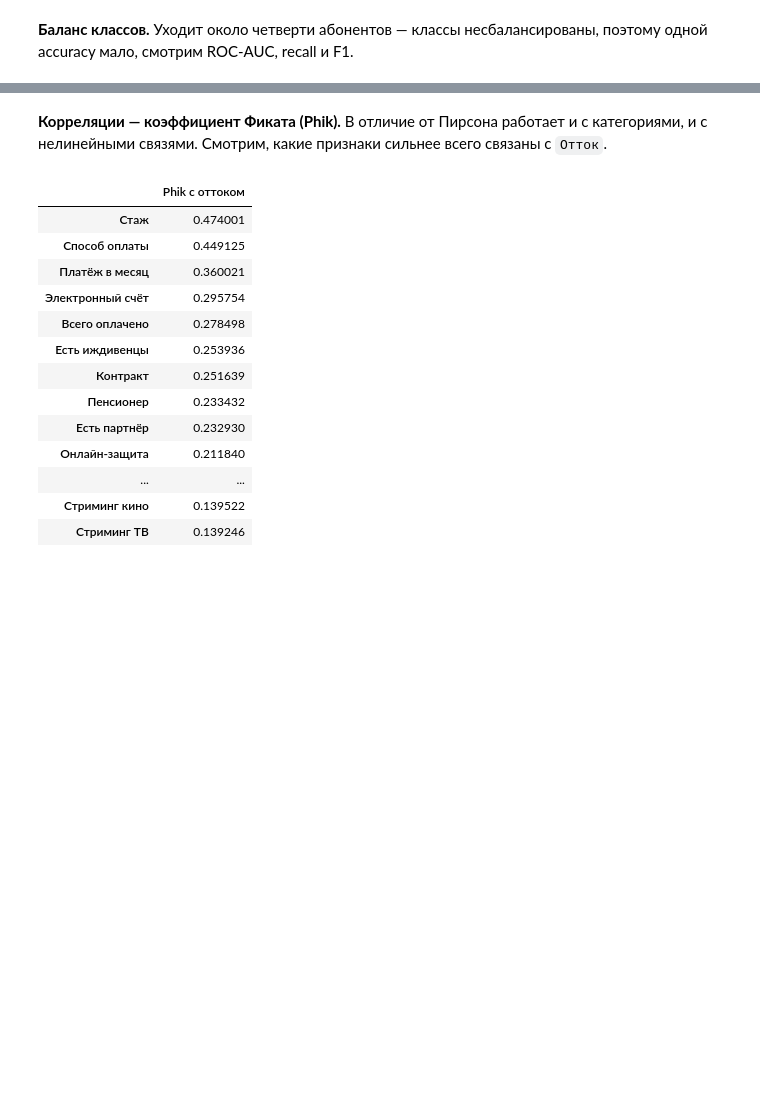
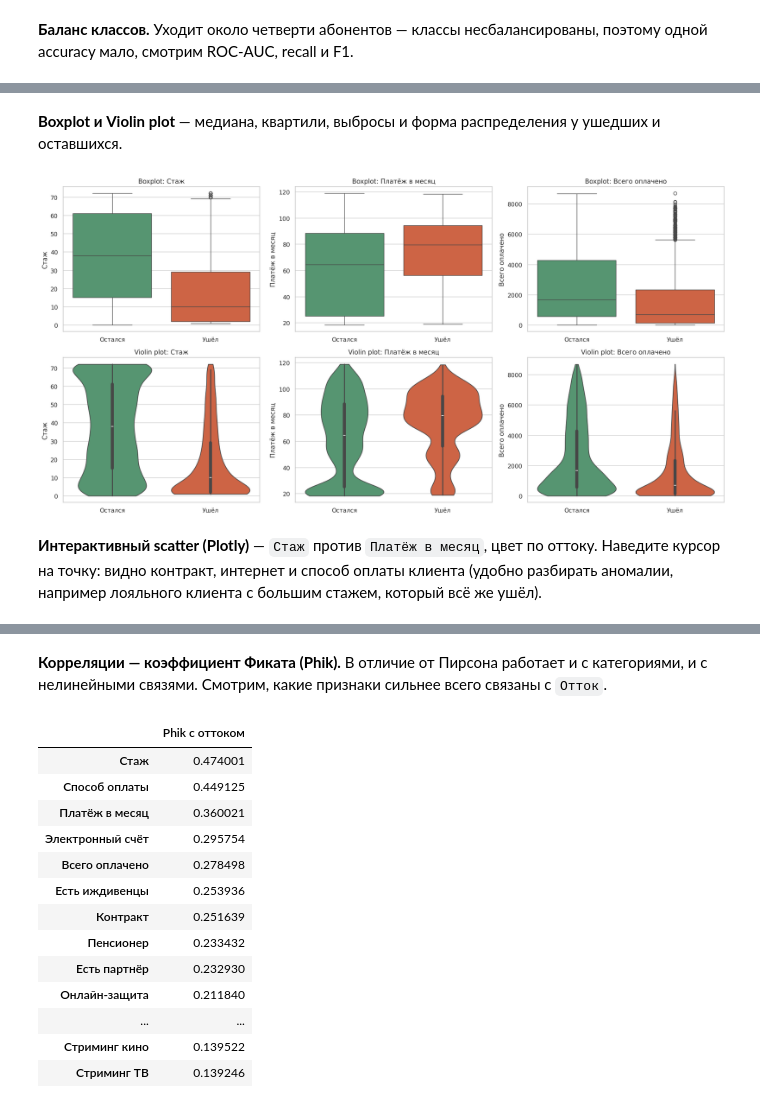
Before and after one commit to niksahn/magistrProject, a Jupyter notebook: churn_telco.ipynb, the cells around one changed output, grey strips where cells are left out. Cells and saved outputs as stored; diff of their text form; code cells hidden in the pictures; blank space fills up the shorter version.

```diff
--- a/churn_telco.ipynb
+++ b/churn_telco.ipynb
@@ -207,0 +244,15 @@ plt.tight_layout()
+# %% [markdown]
+**Boxplot и Violin plot** — медиана, квартили, выбросы и форма распределения у ушедших и оставшихся.
+# %%
+fig, axes = plt.subplots(2, 3, figsize=(18, 9))
+for j, col in enumerate(num_cols):
+    sns.boxplot(data=df, x=churn_lbl, y=col, hue=churn_lbl, palette=palette, legend=False, ax=axes[0, j])
+    axes[0, j].set_title(f"Boxplot: {col}"); axes[0, j].set_xlabel("")
+    sns.violinplot(data=df, x=churn_lbl, y=col, hue=churn_lbl, palette=palette, legend=False, cut=0, ax=axes[1, j])
+    axes[1, j].set_title(f"Violin plot: {col}"); axes[1, j].set_xlabel("")
+plt.tight_layout()
+# %% [output]
+[figure, added]
+# %% [markdown]
+**Интерактивный scatter (Plotly)** — `Стаж` против `Платёж в месяц`, цвет по оттоку.
+Наведите курсор на точку: видно контракт, интернет и способ оплаты клиента (удобно разбирать аномалии, например лояльного клиента с большим стажем, который всё же ушёл).
```
Also changed, not shown: parts of 24 cells of this notebook, 3 other files.
